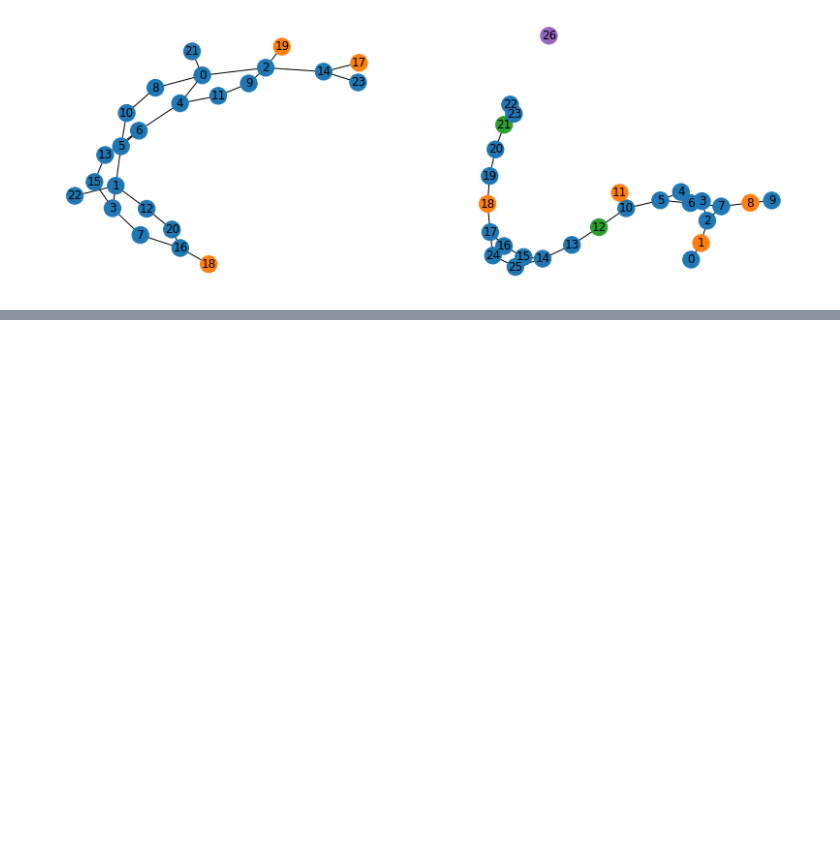
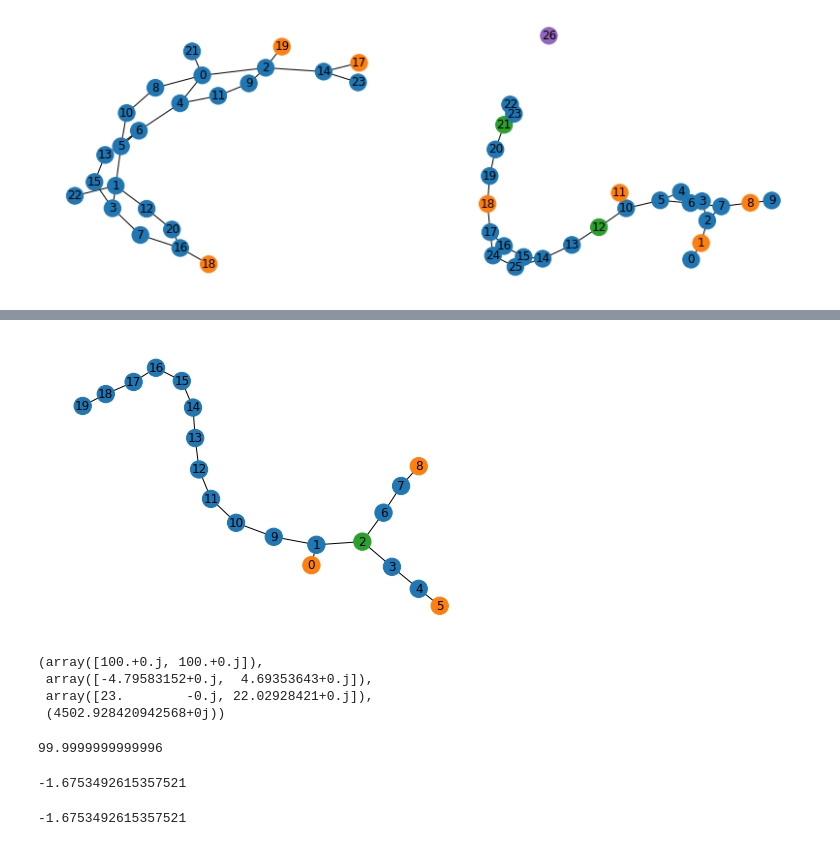
Before and after one commit to G-Horent/Kaggle_Kernelv2, a Jupyter notebook: test_functions.ipynb, the cells around one changed output, grey strips where cells are left out. Cells and saved outputs as stored; diff of their text form; code cells hidden in the pictures; blank space fills up the shorter version.

```diff
--- a/test_functions.ipynb
+++ b/test_functions.ipynb
@@ -125,0 +186,50 @@ plot_graph(sub_graphs[39])
+# %%
+plot_graph(sub_graphs[3])
+# %% [output]
+[figure, added]
+# %%
+w, v = np.linalg.eig(inv)
+w[:2].dot((v.sum(axis=0)**2)[:2])
+w[:2], v[:,:2].sum(axis=0), v[:,:2].sum(axis=0)**2, w[:2].dot((v[:,:2].sum(axis=0)**2))
+# %% [output]
+(array([100.+0.j, 100.+0.j]),
+ array([-4.79583152+0.j,  4.69353643+0.j]),
+ array([23.        -0.j, 22.02928421+0.j]),
+ (4502.928420942568+0j))
+# %%
+g1 = sub_graphs[0]
+g2 = sub_graphs[1]
+g_prod = graph_product(g1, g2, with_lonely_nodes=False)
+A = nx.adjacency_matrix(g_prod).toarray()
+degrees = np.sum(A, axis=1, keepdims=True)
+W = A/np.where(degrees==0, 1, degrees)
+ImW_inv = np.linalg.inv(np.eye(len(g_prod)) - 0.99 * W)
+# p_init = np.ones((len(g_prod)))/len(g_prod)
+# k_result = p_init@ImW_inv@np.ones((len(g_prod)))
+k_result = np.sum(ImW_inv) / len(g_prod)
+print(k_result)
+# %% [output]
+99.9999999999996
+# %%
+from n_walk import get_labels_nodes
+from itertools import product
+g1 = sub_graphs[3]
+g2 = sub_graphs[7]
+lab1 = np.array(get_labels_nodes(g1))
+lab2 = np.array(get_labels_nodes(g2))
+A1 = nx.adjacency_matrix(g1).toarray()
+A2 = nx.adjacency_matrix(g2).toarray()
+common_labels = set(lab1) & (set(lab2))
+XY = np.zeros((A1.shape[0]*A2.shape[0], A1.shape[0]*A2.shape[0]))
+for t in product(common_labels, common_labels):
+    adj_sel1 = (lab1 == t[0])[:,None]*A1*(lab1 == t[1])[None,:]
+    adj_sel2 = (lab2 == t[0])[:,None]*A2*(lab2 == t[1])[None,:]
+    # print(np.all(adj_sel1 == rwgk.X[0][0][t]), np.all(adj_sel2 == rwgk.X[1][0][t]))
+    XY += np.kron(adj_sel1, adj_sel2)
+np.linalg.inv(np.eye(XY.shape[0]) - 0.99*XY).sum()
+# %% [output]
+-1.6753492615357521
+# %%
+mlkj[3, 7]
+# %% [output]
+-1.6753492615357521
```
Also changed, not shown: parts of 17 cells of this notebook, 2 other files.
